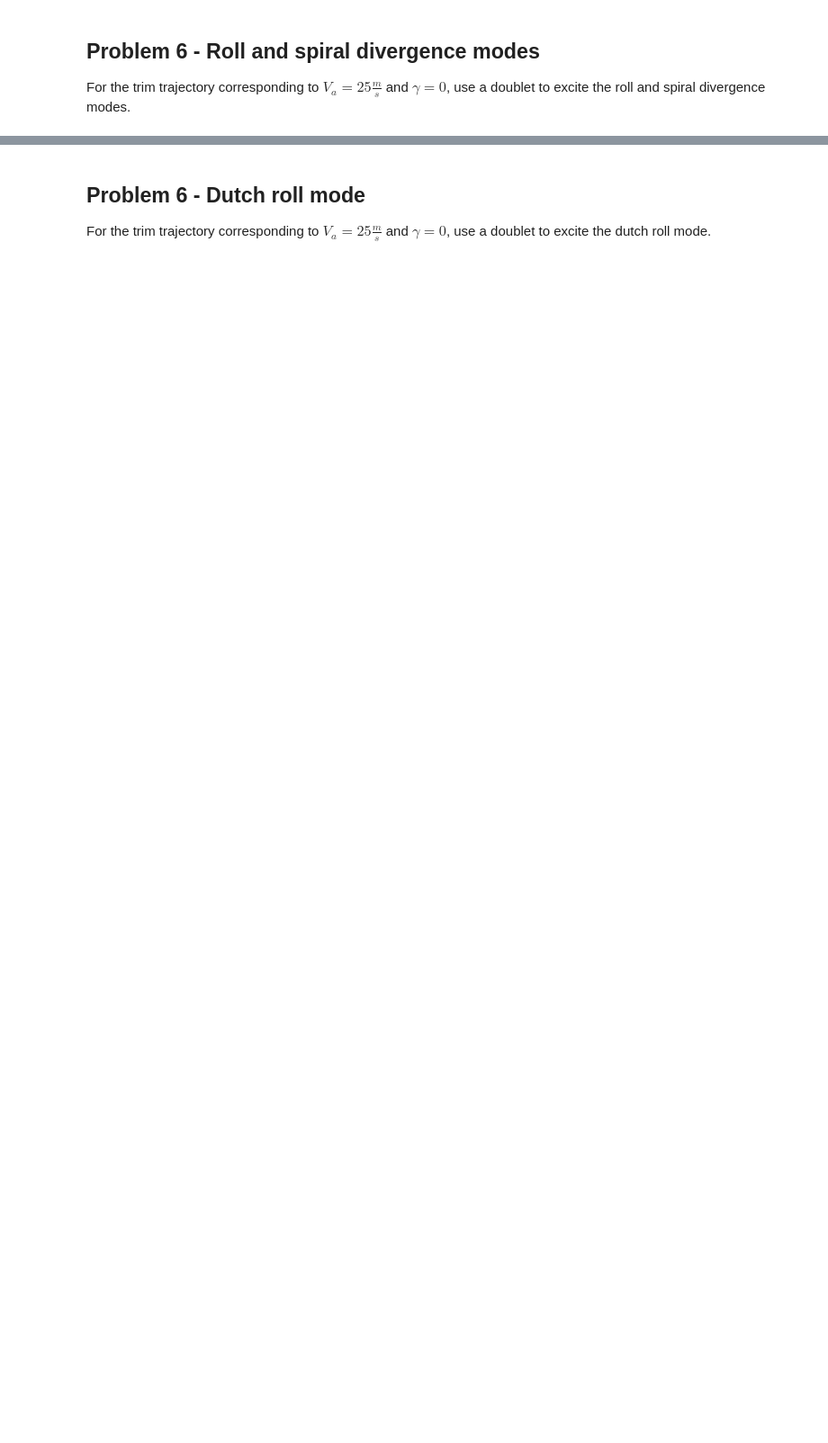
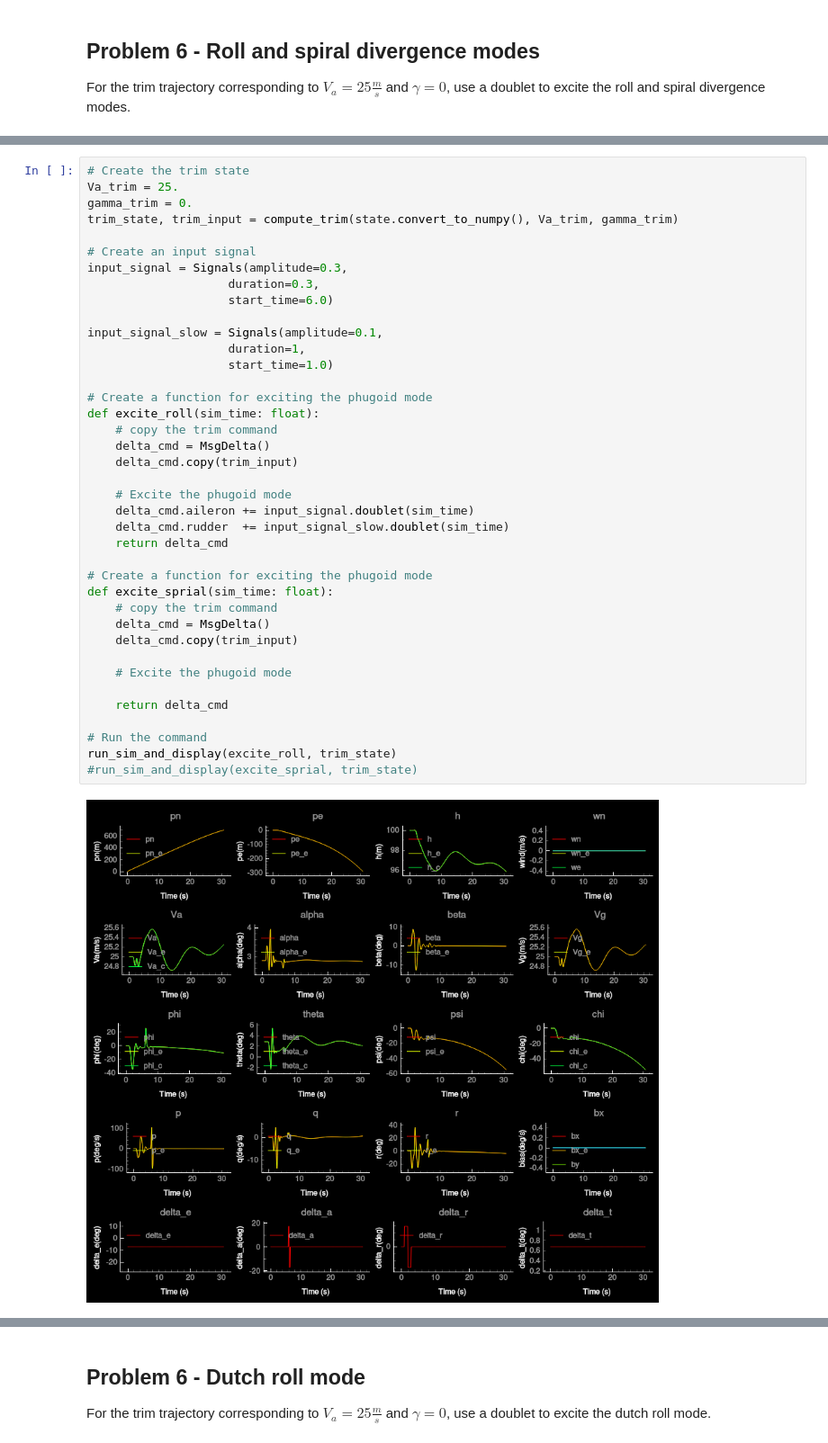
Before and after one commit to alexb7711/spring2022, a Jupyter notebook: small_aircraft/Chap05_Linear_Models_start/usu_assignments/ch05_linear_models.ipynb, the cells around one changed output, grey strips where cells are left out. Shown at 90% size. Drawn from its saved outputs; the diff is of its cells as text; blank space fills up the shorter version.

```diff
--- a/small_aircraft/Chap05_Linear_Models_start/usu_assignments/ch05_linear_models.ipynb
+++ b/small_aircraft/Chap05_Linear_Models_start/usu_assignments/ch05_linear_models.ipynb
@@ -219,0 +302,41 @@ print("Need to implement")
+# %%
+# Create the trim state
+Va_trim = 25.
+gamma_trim = 0.
+trim_state, trim_input = compute_trim(state.convert_to_numpy(), Va_trim, gamma_trim)
+
+# Create an input signal
+input_signal = Signals(amplitude=0.3,
+                    duration=0.3,
+                    start_time=6.0)
+
+input_signal_slow = Signals(amplitude=0.1,
+                    duration=1,
+                    start_time=1.0)
+
+# Create a function for exciting the phugoid mode
+def excite_roll(sim_time: float):
+    # copy the trim command
+    delta_cmd = MsgDelta()
+    delta_cmd.copy(trim_input)
+
+    # Excite the phugoid mode
+    delta_cmd.aileron += input_signal.doublet(sim_time)
+    delta_cmd.rudder  += input_signal_slow.doublet(sim_time)
+    return delta_cmd
+
+# Create a function for exciting the phugoid mode
+def excite_sprial(sim_time: float):
+    # copy the trim command
+    delta_cmd = MsgDelta()
+    delta_cmd.copy(trim_input)
+
+    # Excite the phugoid mode
+
+    return delta_cmd
+
+# Run the command
+run_sim_and_display(excite_roll, trim_state)
+#run_sim_and_display(excite_sprial, trim_state)
+# %% [output]
+[figure, added]
```
Also changed, not shown: parts of 10 cells of this notebook, 4 other files.
